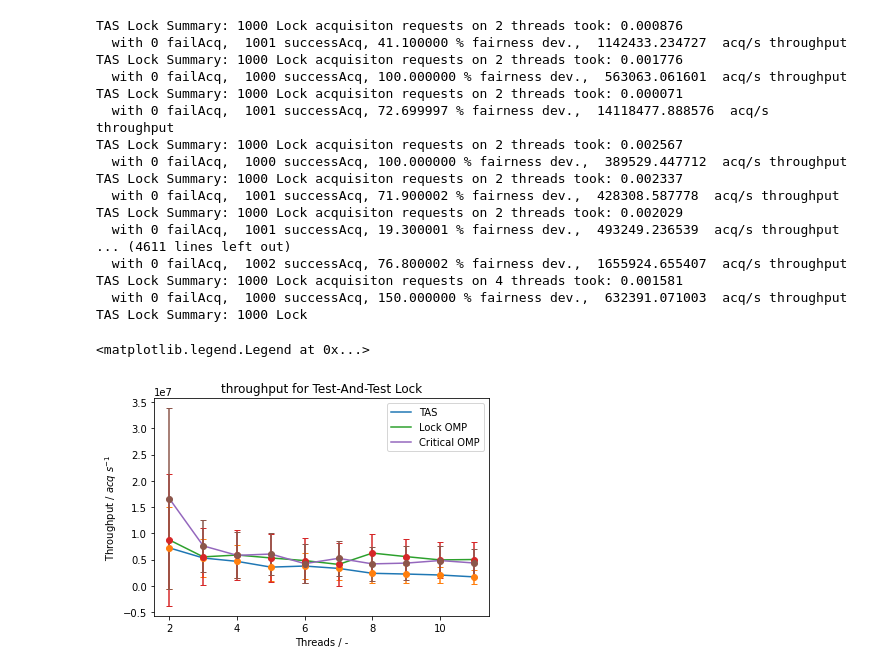
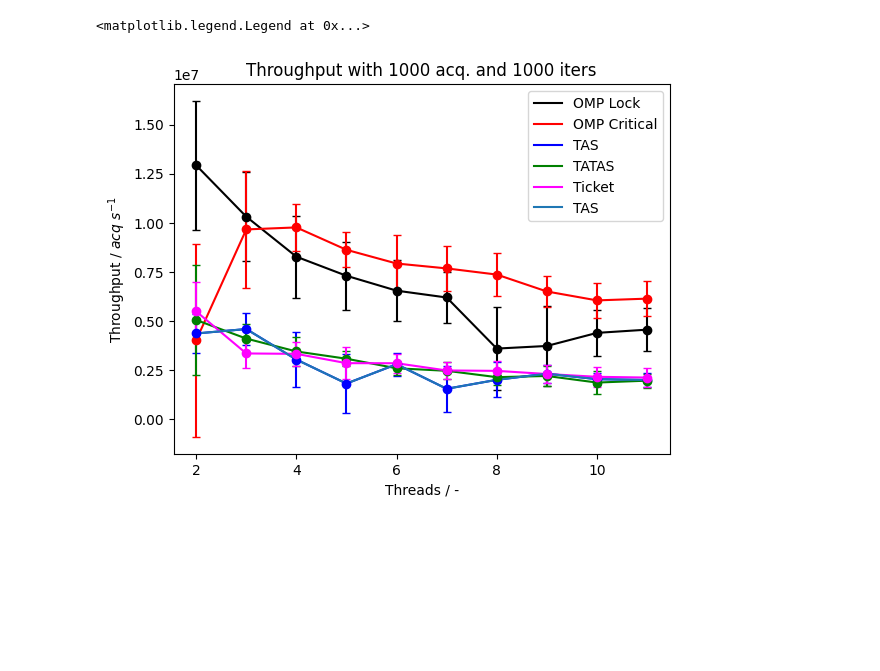
Before and after one commit to tellocam/AMP, a Jupyter notebook: framework/BenchmarkPlots.ipynb, the cells around one changed output. Drawn from its saved outputs; the diff is of its cells as text; code cells hidden in the pictures; blank space fills up the shorter version.

Commit message:
stuff works now hehehh

```diff
--- a/framework/BenchmarkPlots.ipynb
+++ b/framework/BenchmarkPlots.ipynb
@@ -9,35 +14,0 @@ import utils as benchUtils
-# %%
-maxThreads = 12
-
-binary = ctypes.CDLL( "build/sharedLibrary.so" )
-binary.benchTAS.restype = benchUtils.benchData
-binary.benchLockOMP.restype = benchUtils.benchData
-binary.benchCriticalOMP.restype = benchUtils.benchData
-
-
-threadNum = [i for i in range(2, maxThreads)]
-bmListTAS = {threads: [binary.benchTAS(threads, 1000, 1) for _ in range(1000)] for threads in threadNum}
-bmListLockOMP = {threads: [binary.benchLockOMP(threads, 1000, 1) for _ in range(1000)] for threads in threadNum}
-bmListCriticalOMP = {threads: [binary.benchCriticalOMP(threads, 1000, 1) for _ in range(1000)] for threads in threadNum}
-
-df_TAS = benchUtils.dataframeBuilder(bmListTAS)
-df_LockOMP = benchUtils.dataframeBuilder(bmListLockOMP)
-df_CriticalOMP = benchUtils.dataframeBuilder(bmListCriticalOMP)
-# %% [output]
-TAS Lock Summary: 1000 Lock acquisiton requests on 2 threads took: 0.000876
-  with 0 failAcq,  1001 successAcq, 41.100000 % fairness dev.,  1142433.234727  acq/s throughput
-TAS Lock Summary: 1000 Lock acquisiton requests on 2 threads took: 0.001776
-  with 0 failAcq,  1000 successAcq, 100.000000 % fairness dev.,  563063.061601  acq/s throughput
-TAS Lock Summary: 1000 Lock acquisiton requests on 2 threads took: 0.000071
-  with 0 failAcq,  1001 successAcq, 72.699997 % fairness dev.,  14118477.888576  acq/s throughput
-TAS Lock Summary: 1000 Lock acquisiton requests on 2 threads took: 0.002567
-  with 0 failAcq,  1000 successAcq, 100.000000 % fairness dev.,  389529.447712  acq/s throughput
-TAS Lock Summary: 1000 Lock acquisiton requests on 2 threads took: 0.002337
-  with 0 failAcq,  1001 successAcq, 71.900002 % fairness dev.,  428308.587778  acq/s throughput
-TAS Lock Summary: 1000 Lock acquisiton requests on 2 threads took: 0.002029
-  with 0 failAcq,  1001 successAcq, 19.300001 % fairness dev.,  493249.236539  acq/s throughput
-... (4611 lines left out)
-  with 0 failAcq,  1002 successAcq, 76.800002 % fairness dev.,  1655924.655407  acq/s throughput
-TAS Lock Summary: 1000 Lock acquisiton requests on 4 threads took: 0.001581
-  with 0 failAcq,  1000 successAcq, 150.000000 % fairness dev.,  632391.071003  acq/s throughput
-TAS Lock Summary: 1000 Lock
@@ -44,18 +22,42 @@ TAS Lock Summary: 1000 Lock
+# %%
+maxThreads = 12
+total_acqs = 1000
+bench_iters = 1000
+
+threadNum = [i for i in range(2, maxThreads)]
+bmListLockOMP = {threads: [binary.benchLockOMP(threads, total_acqs, 1) for _ in range(bench_iters)] for threads in threadNum}
+bmListCriticalOMP = {threads: [binary.benchCriticalOMP(threads, total_acqs, 1) for _ in range(bench_iters)] for threads in threadNum}
+bmListTAS = {threads: [binary.benchTAS(threads, total_acqs, 1) for _ in range(bench_iters)] for threads in threadNum}
+bmListTATAS = {threads: [binary.benchTATAS(threads, total_acqs, 1) for _ in range(bench_iters)] for threads in threadNum}
+bmListTicket = {threads: [binary.benchTicket(threads, total_acqs, 1) for _ in range(bench_iters)] for threads in threadNum}
+
+df_LockOMP = utils.dataframeBuilder(bmListLockOMP)
+df_CriticalOMP = utils.dataframeBuilder(bmListCriticalOMP)
+df_TAS = utils.dataframeBuilder(bmListTAS)
+df_TATAS = utils.dataframeBuilder(bmListTATAS)
+df_Ticket = utils.dataframeBuilder(bmListTicket)
 # %%
-plt.plot(df_TAS["threads"], df_TAS["meanTP"], label = "TAS")
-plt.errorbar(df_TAS["threads"], df_TAS["meanTP"], df_TAS["stddTP"], linestyle='None', fmt='o', capsize=3)
-
-plt.plot(df_LockOMP["threads"], df_LockOMP["meanTP"], label = "Lock OMP")
-plt.errorbar(df_LockOMP["threads"], df_LockOMP["meanTP"], df_LockOMP["stddTP"], linestyle='None', fmt='o', capsize=3)
-
-plt.plot(df_CriticalOMP["threads"], df_CriticalOMP["meanTP"], label = "Critical OMP")
-plt.errorbar(df_CriticalOMP["threads"], df_CriticalOMP["meanTP"], df_CriticalOMP["stddTP"], linestyle='None', fmt='o', capsize=3)
+utils.plotStuff("threads", "TP", "OMP Lock", df_LockOMP, "black")
+utils.plotStuff("threads", "TP", "OMP Critical", df_CriticalOMP, color = "red")
+utils.plotStuff("threads", "TP", "TAS", df_TAS, color = "blue")
+utils.plotStuff("threads", "TP", "TATAS", df_TATAS, color = "green")
+utils.plotStuff("threads", "TP", "Ticket", df_Ticket, color = "magenta")
 
 
-plt.title("throughput for Test-And-Test Lock")
+plt.plot(df_TAS["threads"], df_TAS["meanTP"], label = "TAS")
+# plt.errorbar(df_TAS["threads"], df_TAS["meanTP"], df_TAS["stddTP"], linestyle='None', fmt='o', capsize=3)
+
+# plt.plot(df_LockOMP["threads"], df_LockOMP["meanTP"], label = "Lock OMP")
+# plt.errorbar(df_LockOMP["threads"], df_LockOMP["meanTP"], df_LockOMP["stddTP"], linestyle='None', fmt='o', capsize=3)
+
+# plt.plot(df_CriticalOMP["threads"], df_CriticalOMP["meanTP"], label = "Critical OMP")
+# plt.errorbar(df_CriticalOMP["threads"], df_CriticalOMP["meanTP"], df_CriticalOMP["stddTP"], linestyle='None', fmt='o', capsize=3)
+
+
+plt.title("Throughput with 1000 acq. and 1000 iters")
 plt.xlabel("Threads / -")
 plt.ylabel("Throughput / $acq$ $s^{-1}$")
 plt.legend()
 # %% [output]
 <matplotlib.legend.Legend at 0x...>
-[figure, old version]
+[figure, new version]
```
Also changed, not shown: parts of 2 cells of this notebook, 9 other files.
